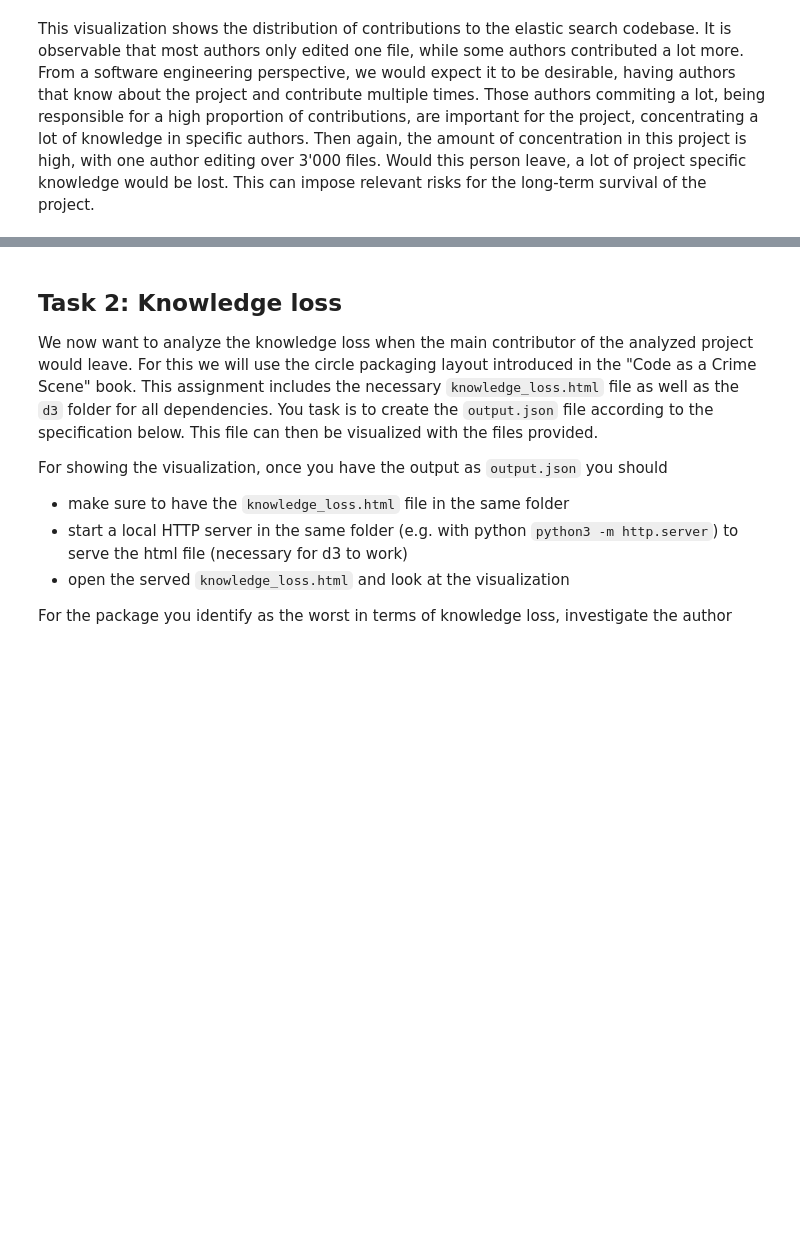
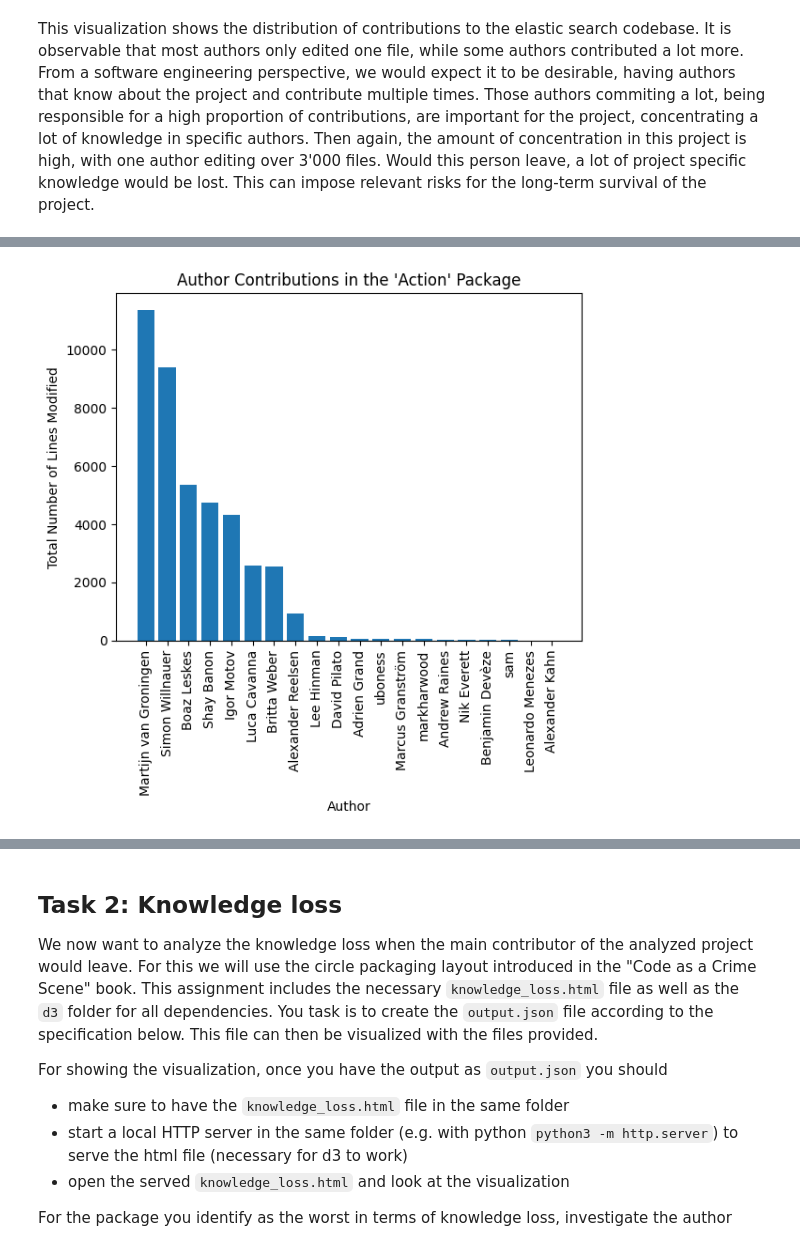
Before and after one commit to dominic-tobler/fss-group-dorech-FSS_SE_Sheet_1, a Jupyter notebook: FSS-SEII-Assignment-2025.ipynb, the cells around one changed output, grey strips where cells are left out. Saved outputs shown, nothing was run; the diff lists cells and outputs as text; code cells hidden in the pictures; blank space fills up the shorter version.

```diff
--- a/FSS-SEII-Assignment-2025.ipynb
+++ b/FSS-SEII-Assignment-2025.ipynb
@@ -134,0 +185,11 @@ From a software engineering perspective, we would expect it to  be desirable, ha
+# %%
+df_action = pd.DataFrame(list(action_package.items()), columns=['author', 'modifications'])
+df_action.sort_values(by='modifications', ascending=False, inplace=True)
+plt.bar(df_action['author'], df_action['modifications'])
+plt.xticks(rotation=90)
+plt.xlabel("Author")
+plt.ylabel("Total Number of Lines Modified")
+plt.title("Author Contributions in the 'Action' Package")
+plt.show()
+# %% [output]
+[figure, added]
```
Also changed, not shown: parts of 7 cells of this notebook.
